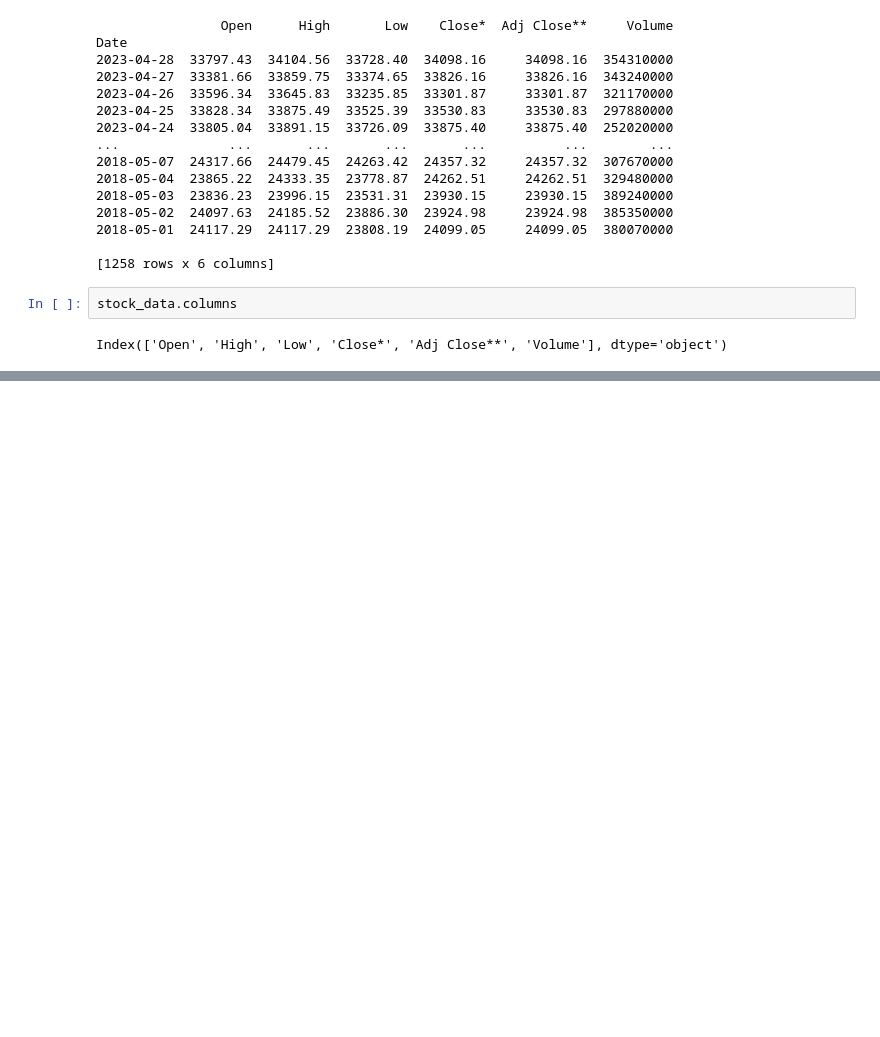
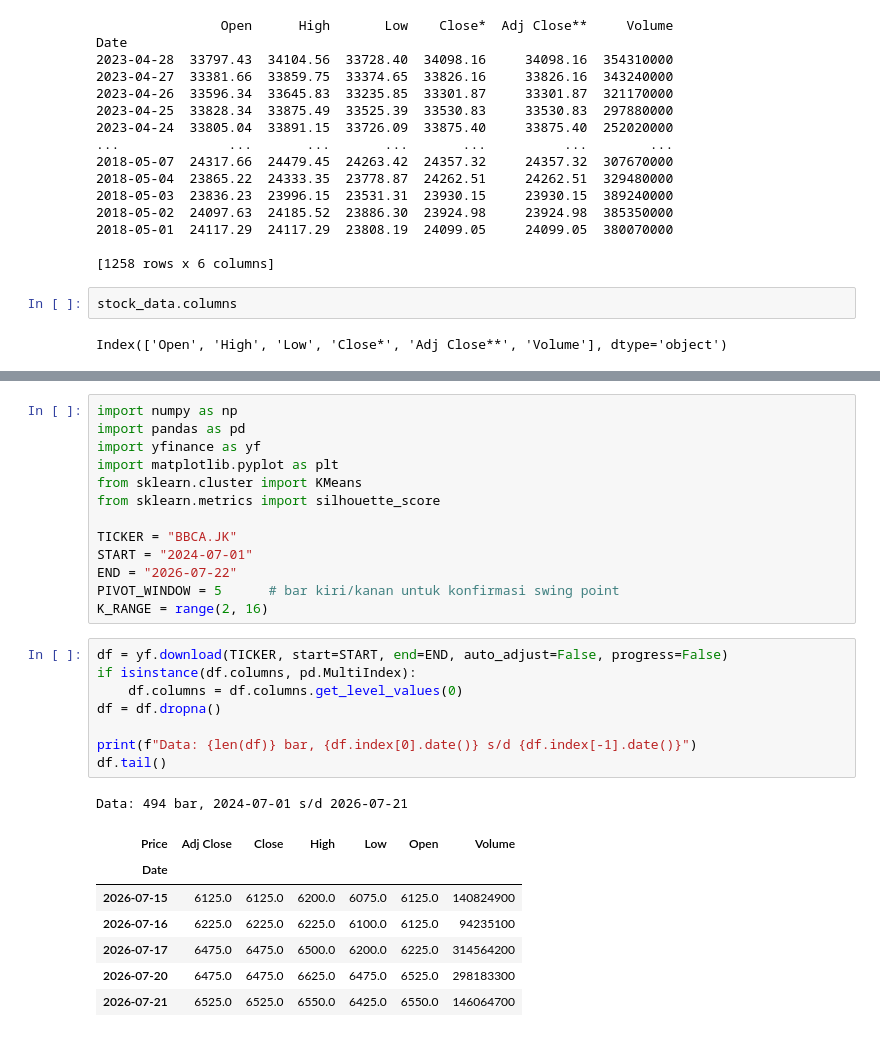
Before and after one commit to patricktelnoni/support_resistance_detection, a Jupyter notebook: regression.ipynb, the cells around one changed output, grey strips where cells are left out. Drawn from its saved outputs; the diff is of its cells as text; blank space fills up the shorter version.

```diff
--- a/regression.ipynb
+++ b/regression.ipynb
@@ -101,0 +119,30 @@ Future Price Predictions:
+# %%
+import numpy as np
+import pandas as pd
+import yfinance as yf
+import matplotlib.pyplot as plt
+from sklearn.cluster import KMeans
+from sklearn.metrics import silhouette_score
+
+TICKER = "BBCA.JK"
+START = "2024-07-01"
+END = "2026-07-22"
+PIVOT_WINDOW = 5      # bar kiri/kanan untuk konfirmasi swing point
+K_RANGE = range(2, 16)
+# %%
+df = yf.download(TICKER, start=START, end=END, auto_adjust=False, progress=False)
+if isinstance(df.columns, pd.MultiIndex):
+    df.columns = df.columns.get_level_values(0)
+df = df.dropna()
+
+print(f"Data: {len(df)} bar, {df.index[0].date()} s/d {df.index[-1].date()}")
+df.tail()
+# %% [output]
+Data: 494 bar, 2024-07-01 s/d 2026-07-21
+| Price | Adj Close | Close | High | Low | Open | Volume |
+| Date |  |  |  |  |  |  |
+| 2026-07-15 | 6125.0 | 6125.0 | 6200.0 | 6075.0 | 6125.0 | 140824900 |
+| 2026-07-16 | 6225.0 | 6225.0 | 6225.0 | 6100.0 | 6125.0 | 94235100 |
+| 2026-07-17 | 6475.0 | 6475.0 | 6500.0 | 6200.0 | 6225.0 | 314564200 |
+| 2026-07-20 | 6475.0 | 6475.0 | 6625.0 | 6475.0 | 6525.0 | 298183300 |
+| 2026-07-21 | 6525.0 | 6525.0 | 6550.0 | 6425.0 | 6550.0 | 146064700 |
```
Also changed, not shown: parts of 11 cells of this notebook.
